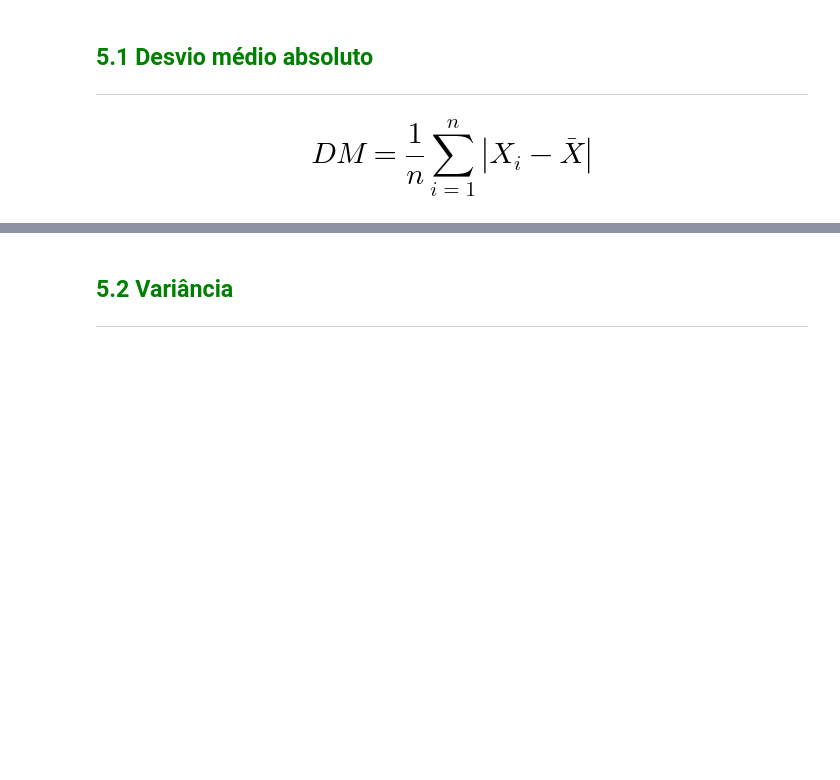
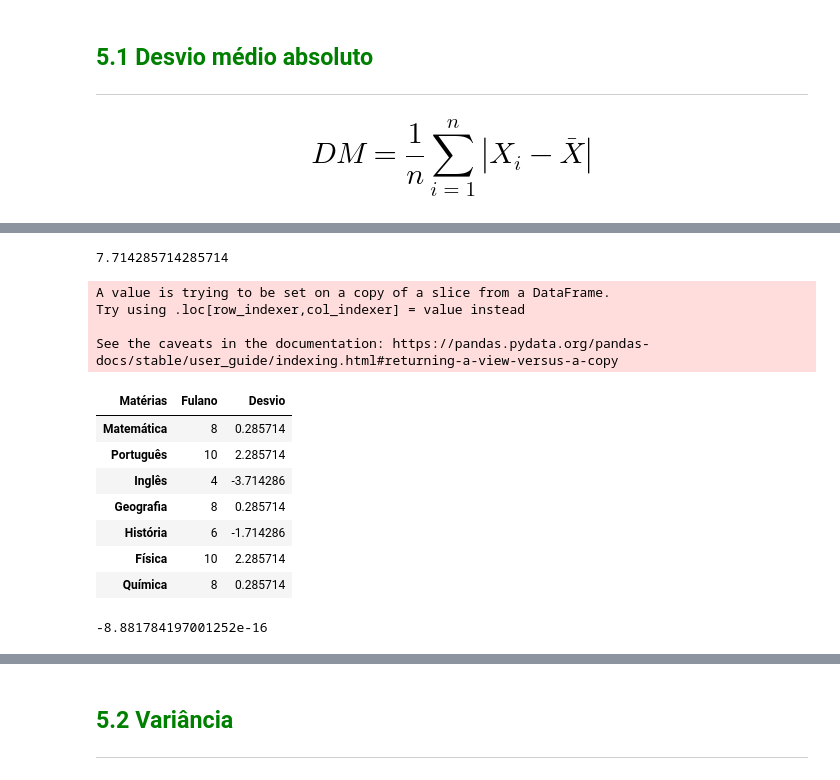
Before and after one commit to ecomunick/python_projects, a Jupyter notebook: statistics1/Curso_de_Estatística_Parte_1.ipynb, the cells around one changed output, grey strips where cells are left out. Cells and saved outputs as stored; diff of their text form; code cells hidden in the pictures; blank space fills up the shorter version.

```diff
--- a/statistics1/Curso_de_Estatística_Parte_1.ipynb
+++ b/statistics1/Curso_de_Estatística_Parte_1.ipynb
@@ -1317,0 +1342,27 @@ Embora as medidas de posição forneçam uma sumarização bastante importante d
+# %%
+nota_media_fulano = notas_fulano.mean()[0] # zero no final com colchete entrega apenas o valor, do contrario, retorna uma Series
+nota_media_fulano
+# %% [output]
+7.714285714285714
+# %%
+# Calcular e criar os desvios medio absoluto dentro do DF
+notas_fulano['Desvio'] = notas_fulano['Fulano'] - nota_media_fulano
+notas_fulano
+# %% [output]
+A value is trying to be set on a copy of a slice from a DataFrame.
+Try using .loc[row_indexer,col_indexer] = value instead
+
+See the caveats in the documentation: https://pandas.pydata.org/pandas-docs/stable/user_guide/indexing.html#returning-a-view-versus-a-copy
+| Matérias | Fulano | Desvio |
+| Matemática | 8 | 0.285714 |
+| Português | 10 | 2.285714 |
+| Inglês | 4 | -3.714286 |
+| Geografia | 8 | 0.285714 |
+| História | 6 | -1.714286 |
+| Física | 10 | 2.285714 |
+| Química | 8 | 0.285714 |
+# %%
+# a soma dos desvios em relacao a media, sera zero e 0/n = 0. Nesse caso, o desvio medio nao faz sentido
+notas_fulano['Desvio'].sum()
+# %% [output]
+-8.881784197001252e-16
```
Also changed, not shown: parts of 9 cells of this notebook.
